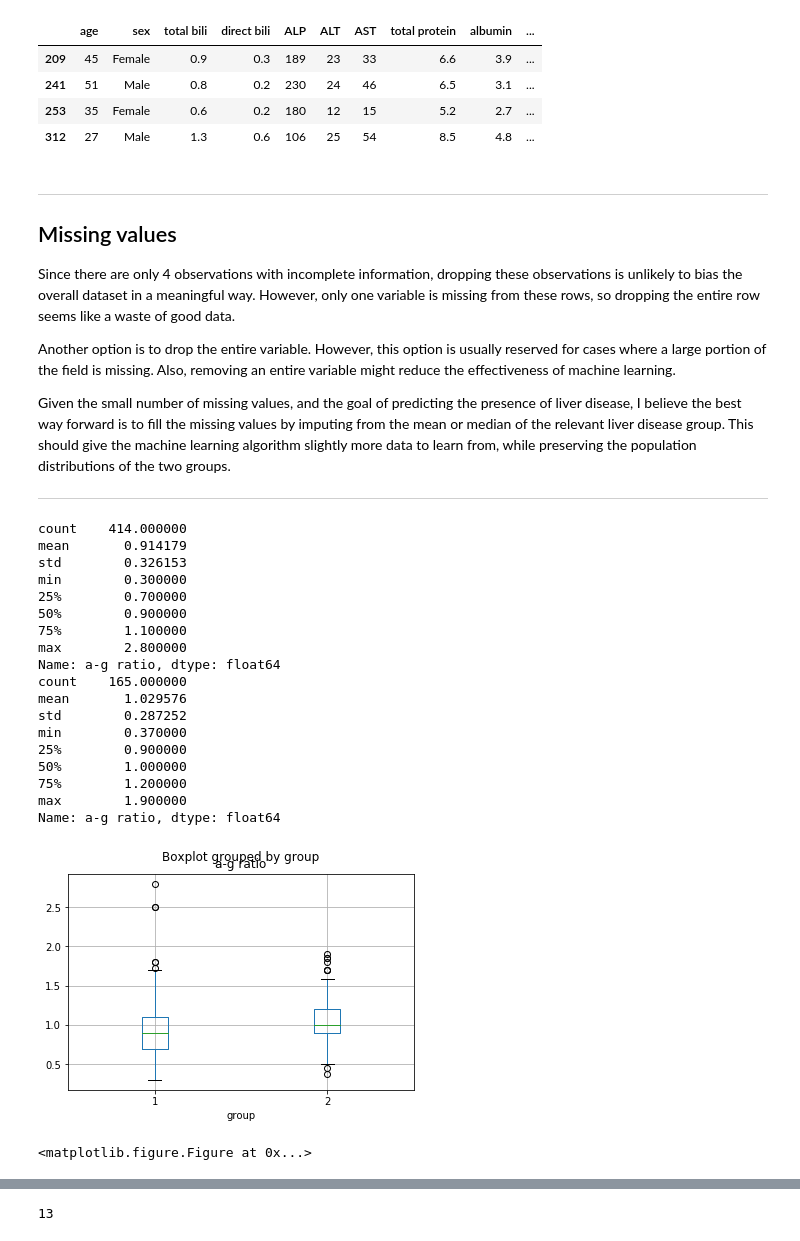
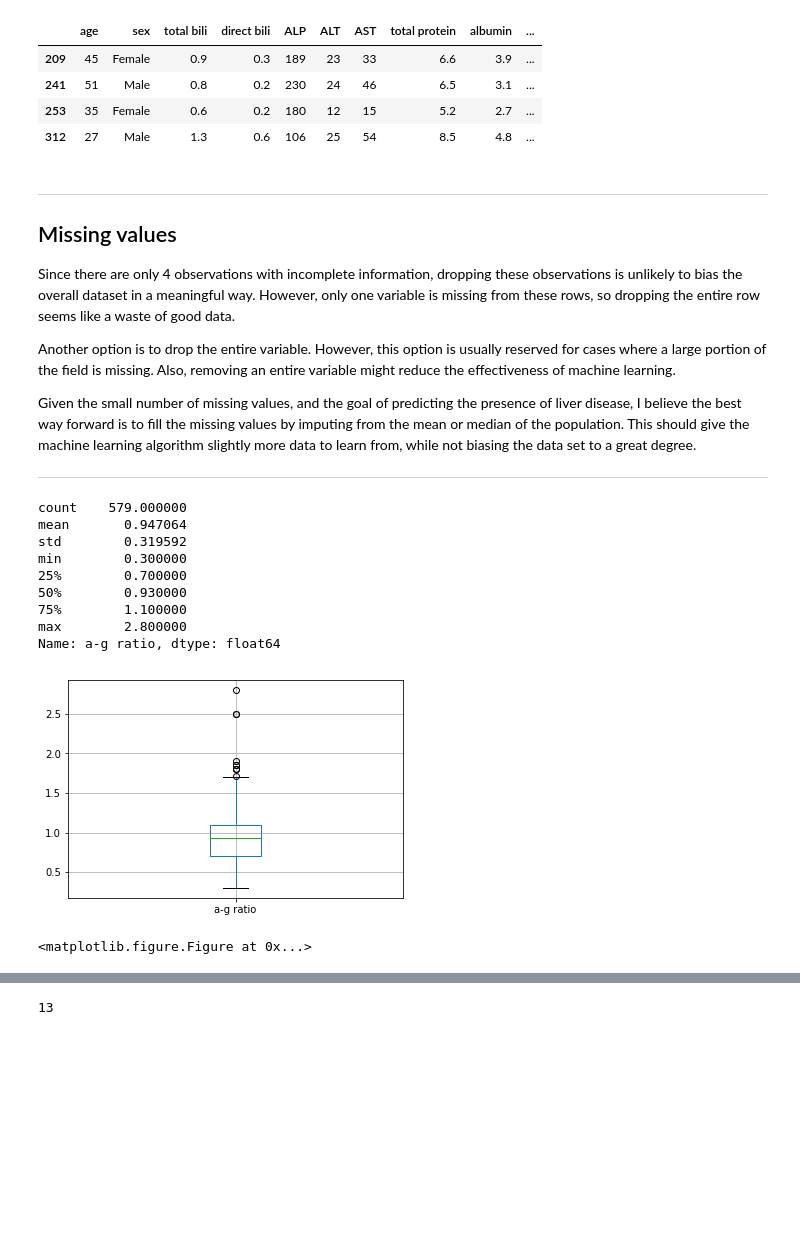
Before and after one commit to MadsenNils/Springboard-Capstone-1, a Jupyter notebook: data_cleaning.ipynb, the cells around one changed output, grey strips where cells are left out. Drawn from its saved outputs; the diff is of its cells as text; code cells hidden in the pictures; blank space fills up the shorter version.

Commit message:
Update data cleaning code and overview
Changed imputation method for missing values from by-group mean to population mean.

```diff
--- a/data_cleaning.ipynb
+++ b/data_cleaning.ipynb
@@ -66,35 +66,25 @@ Since there are only 4 observations with incomplete information, dropping these
 
 Another option is to drop the entire variable. However, this option is usually reserved for cases where a large portion of the field is missing. Also, removing an entire variable might reduce the effectiveness of machine learning.
 
-Given the small number of missing values, and the goal of predicting the presence of liver disease, I believe the best way forward is to fill the missing values by imputing from the mean or median of the relevant liver disease group. This should give the machine learning algorithm slightly more data to learn from, while preserving the population distributions of the two groups.
+Given the small number of missing values, and the goal of predicting the presence of liver disease, I believe the best way forward is to fill the missing values by imputing from the mean or median of the population. This should give the machine learning algorithm slightly more data to learn from, while not biasing the data set to a great degree.
 ___
 # %%
 #investigate the distribution of a-g ratio to determine whether to use mean or median for imputation
-print(raw_df.loc[raw_df['group']==1, 'a-g ratio'].describe())
-print(raw_df.loc[raw_df['group']==2, 'a-g ratio'].describe())
-raw_df.boxplot('a-g ratio', by='group')
+print(raw_df['a-g ratio'].describe())
+raw_df.boxplot('a-g ratio')
 plt.show()
 plt.gcf().clear()
 # %% [output]
-count    414.000000
-mean       0.914179
-std        0.326153
+count    579.000000
+mean       0.947064
+std        0.319592
 min        0.300000
 25%        0.700000
-50%        0.900000
+50%        0.930000
 75%        1.100000
 max        2.800000
 Name: a-g ratio, dtype: float64
-count    165.000000
-mean       1.029576
-std        0.287252
-min        0.370000
-25%        0.900000
-50%        1.000000
-75%        1.200000
-max        1.900000
-Name: a-g ratio, dtype: float64
-[figure, old version]
+[figure, new version]
 <matplotlib.figure.Figure at 0x...>
 # %% [markdown]
 ___
```
Also changed, not shown: parts of 7 cells of this notebook, 2 other files.
